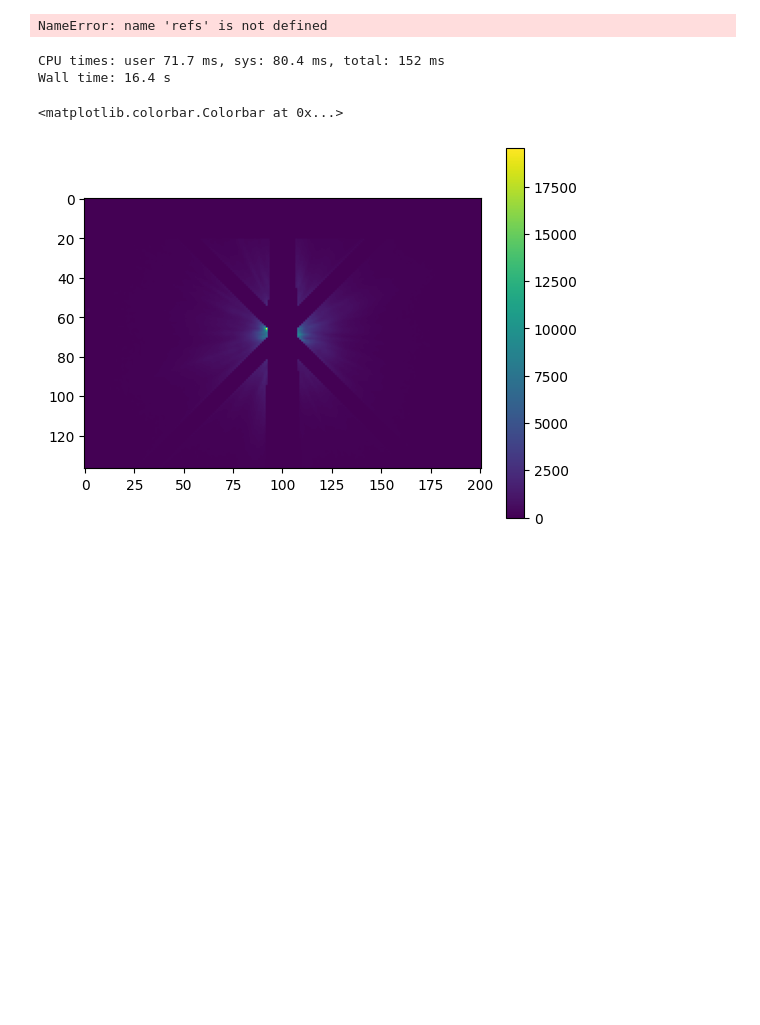
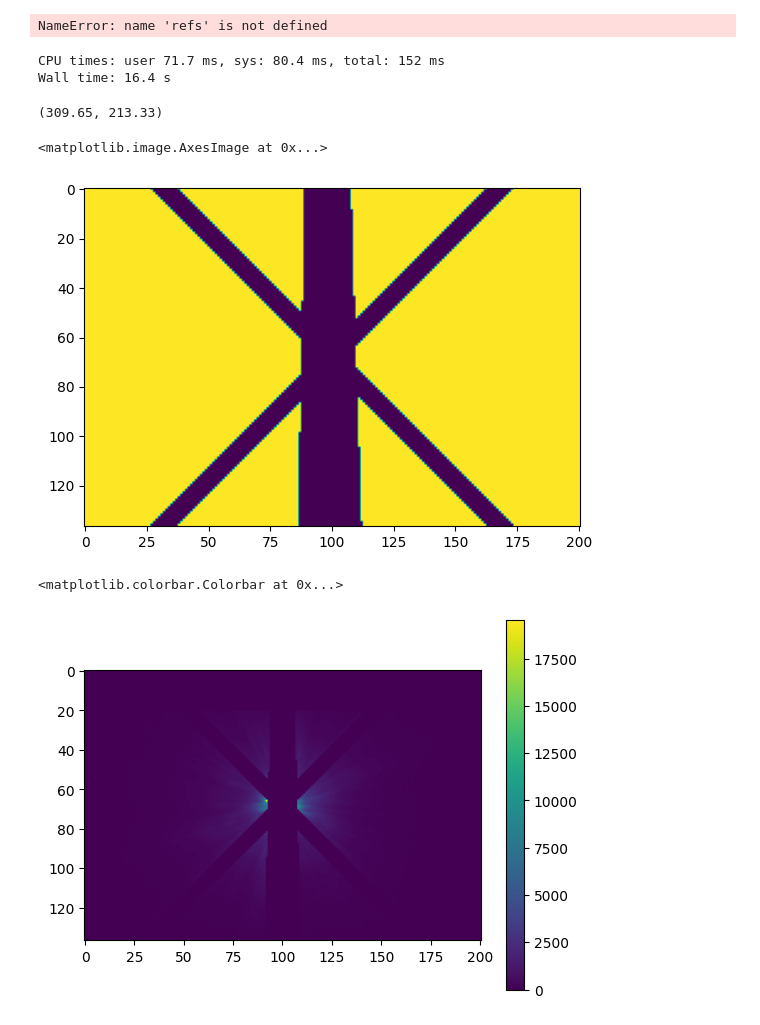
Before and after one commit to saikrishanthpm/pyNMF, a Jupyter notebook: New_reductions.ipynb, the cells around one changed output. Cells and saved outputs as stored; diff of their text form; code cells hidden in the pictures; blank space fills up the shorter version.

```diff
--- a/New_reductions.ipynb
+++ b/New_reductions.ipynb
@@ -376,6 +376,10 @@ def occulterLocation(name_input):
         raise ValueError(name_input + " is not a supported location by STIS.")
     else:
         return float(array_name_values[np.where(names_occulters == name), 1][0][0]), float(array_name_values[np.where(names_occulters == name), 2][0][0])
+# %%
+occulterLocation('WEDGEA1.0')
+# %% [output]
+(309.65, 213.33)
 # %%
 def create_mask(width_y, width_x, occulter, hw_spikes = 1, cen_x = None, cen_y = None):
     """Make all 1's array except the diagonals where are 0's.
@@ -391,7 +395,7 @@ def create_mask(width_y, width_x, occulter, hw_spikes = 1, cen_x = None, cen_y =
     """
     mask = fits.getdata('mask_STIS_coron.fits')
     #f = Cutout2D(mask, position=occulterLocation(occulter), size=(width_y,width_x), wcs=None)
-    f = Cutout2D(mask, position=(307.98,  67.59), size=(width_y,width_x), wcs=None)
+    f = Cutout2D(mask, occulterLocation(occulter), size=(width_y,width_x), wcs=None)
     #f = Cutout2D(mask, position=(969.73, 697.81), size=(width_y,width_x), wcs=None)
     #f = Cutout2D(mask, position=(309.43, 534.17), size=(width_y,width_x), wcs=None)
     spikes = np.ones((width_y, width_x))
@@ -411,6 +415,11 @@ def create_mask(width_y, width_x, occulter, hw_spikes = 1, cen_x = None, cen_y =
     return spikes*f.data
 # %%
 mask = create_mask(137, 201, hw_spikes = 5, occulter='WEDGEA1.0')
+# %%
+plt.imshow(mask)
+# %% [output]
+<matplotlib.image.AxesImage at 0x...>
+[figure, added]
 # %%
 plt.imshow(refs[0]*mask)
 plt.colorbar()
```
Also changed, not shown: parts of 5 cells of this notebook, 9 other files.
